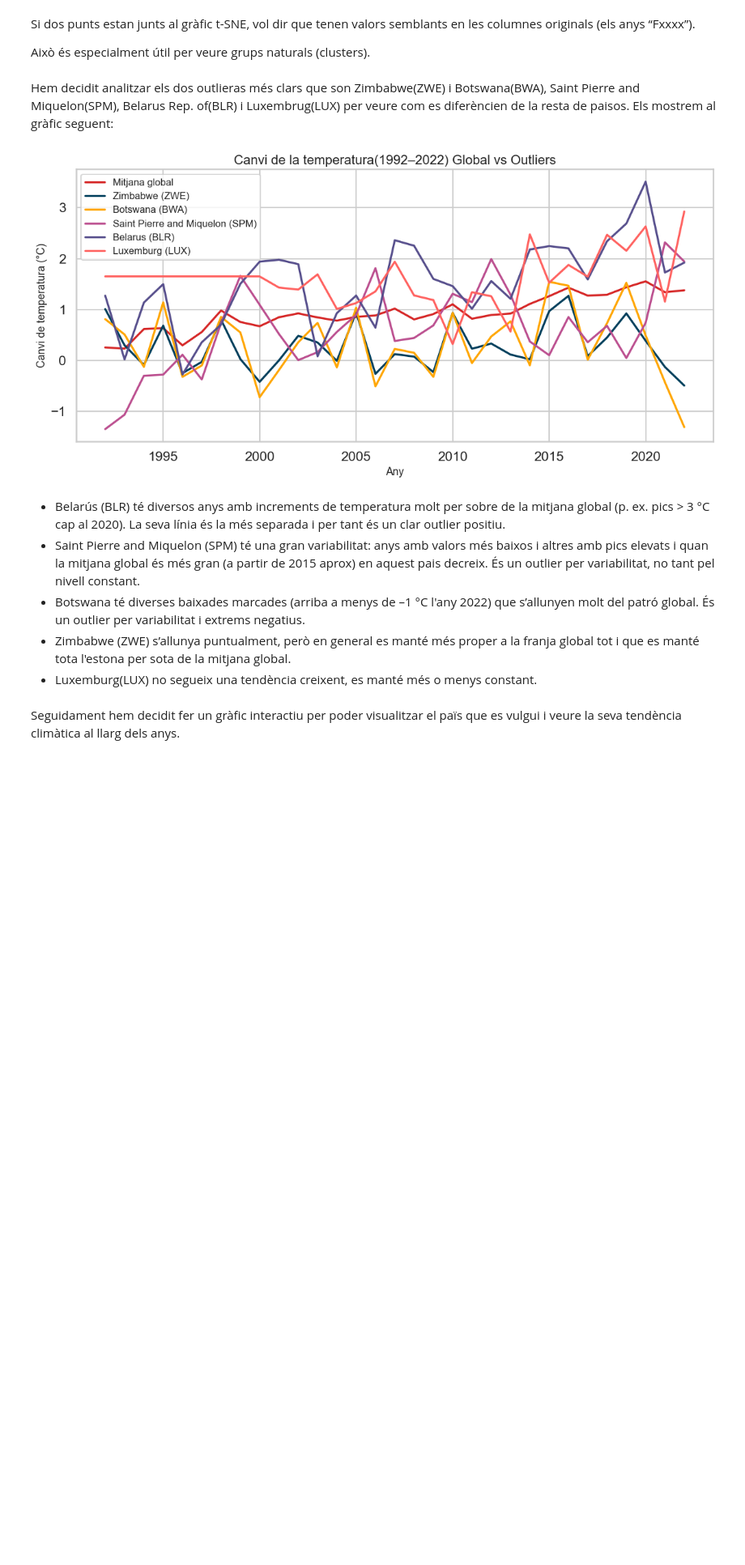
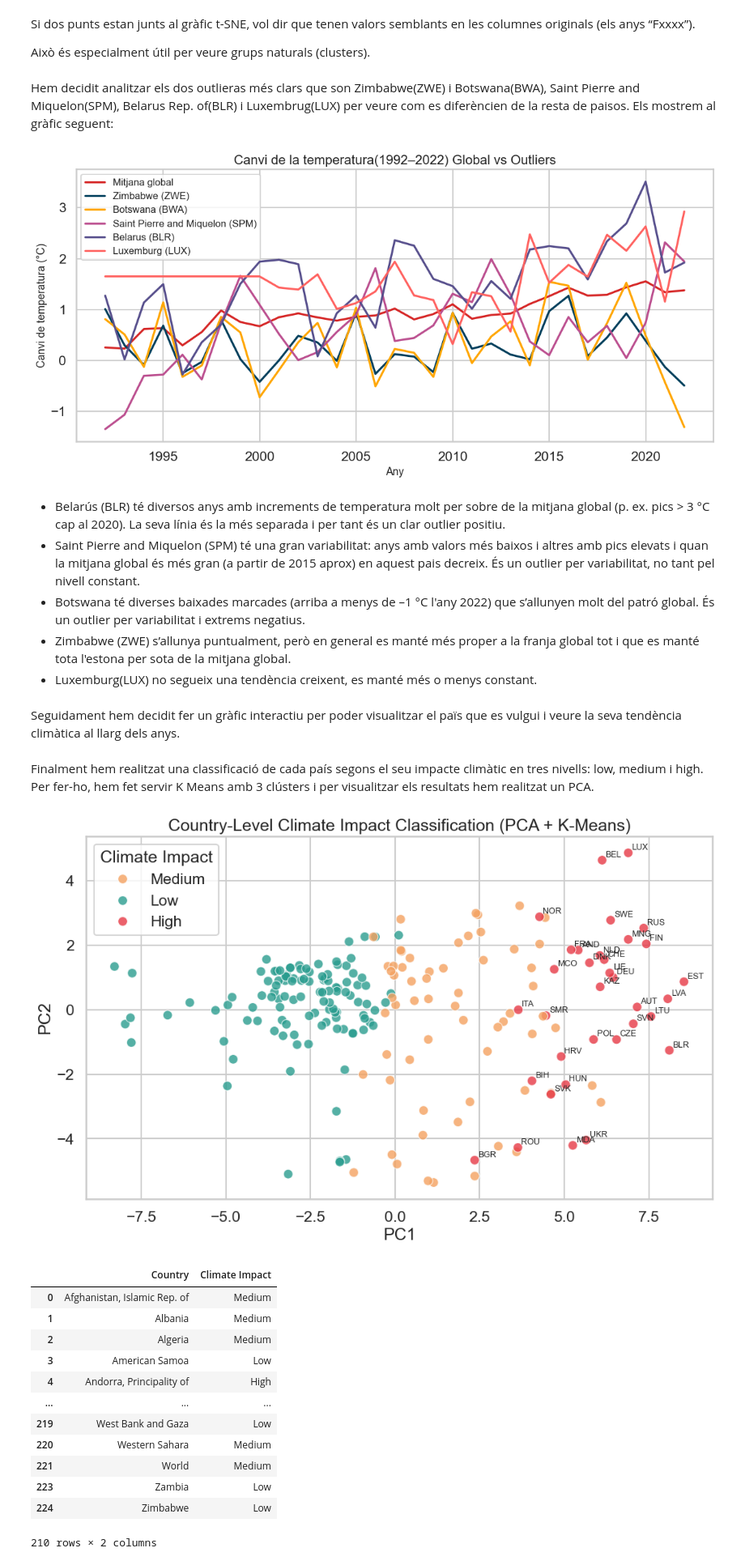
Before and after one commit to 1702938/Aprenentatge, a Jupyter notebook: PracticaKaggle.ipynb, the cells around one changed output. Shown at 81% size. Cells and saved outputs as stored; diff of their text form; code cells hidden in the pictures; blank space fills up the shorter version.

Commit message:
Clustering

```diff
--- a/PracticaKaggle.ipynb
+++ b/PracticaKaggle.ipynb
@@ -1208,3 +1206,80 @@ fig.update_layout(
 )
 
 fig.show()
+# %% [markdown]
+Finalment hem realitzat una classificació de cada país segons el seu impacte climàtic en tres nivells: low, medium i high. Per fer-ho, hem fet servir K Means amb 3 clústers i per visualitzar els resultats hem realitzat un PCA.
+# %%
+sns.set(style="whitegrid", context="talk")
+
+#Selecció de columnes numèriques (temperatures per anys) ----
+col_anys = [col for col in climate.columns if col.startswith("F")]
+X = climate[col_anys]
+
+# Omplim possibles nuls amb la mitjana del país (poden ser interpolats prèviament)
+
+#Normalització
+scaler = StandardScaler()
+X_scaled = scaler.fit_transform(X)
+
+# PCA a 2 dimensions
+pca = PCA(n_components=2)
+X_pca = pca.fit_transform(X_scaled)
+
+# Afegim les components al DataFrame
+climate["PC1"] = X_pca[:, 0]
+climate["PC2"] = X_pca[:, 1]
+
+# K-Means Clustering
+k = 3  #3 nivells: baix, mitjà, alt impacte
+kmeans = KMeans(n_clusters=k, random_state=42)
+climate["cluster"] = kmeans.fit_predict(X_scaled)
+
+# Assignem categories segons el cluster
+# ordenar els clusters segons la mitjana de "Mean" o del canvi
+cluster_order = climate.groupby("cluster")[col_anys].mean().mean(axis=1).sort_values().index
+category_map = {cluster_order[0]: "Low", cluster_order[1]: "Medium", cluster_order[2]: "High"}
+climate["Climate Impact"] = climate["cluster"].map(category_map)
+
+#Visualització PCA + Clusters
+plt.figure(figsize=(12, 7))
+palette = {"Low": "#2a9d8f", "Medium": "#f4a261", "High": "#e63946"}
+
+sns.scatterplot(
+    data=climate,
+    x="PC1",
+    y="PC2",
+    hue="Climate Impact",
+    palette=palette,
+    s=100,
+    alpha=0.8
+)
+
+plt.title("Country-Level Climate Impact Classification (PCA + K-Means)")
+plt.xlabel("PC1")
+plt.ylabel("PC2")
+
+# Afegim etiquetes als països (només als punts d'alt impacte per no saturar)
+for i, row in climate.iterrows():
+    if row["Climate Impact"] == "High":
+        plt.text(row["PC1"]+0.1, row["PC2"]+0.1, row["ISO3"], fontsize=9)
+
+plt.legend(title="Climate Impact")
+plt.grid(True)
+plt.show()
+# Mostrem els països amb el seu nivell d'impacte climàtic
+climate[['Country', 'Climate Impact']]
+# %% [output]
+[figure, added]
+|  | Country | Climate Impact |
+| 0 | Afghanistan, Islamic Rep. of | Medium |
+| 1 | Albania | Medium |
+| 2 | Algeria | Medium |
+| 3 | American Samoa | Low |
+| 4 | Andorra, Principality of | High |
+| ... | ... | ... |
+| 219 | West Bank and Gaza | Low |
+| 220 | Western Sahara | Medium |
+| 221 | World | Medium |
+| 223 | Zambia | Low |
+| 224 | Zimbabwe | Low |
+210 rows × 2 columns
```
Also changed, not shown: parts of 3 cells of this notebook.
